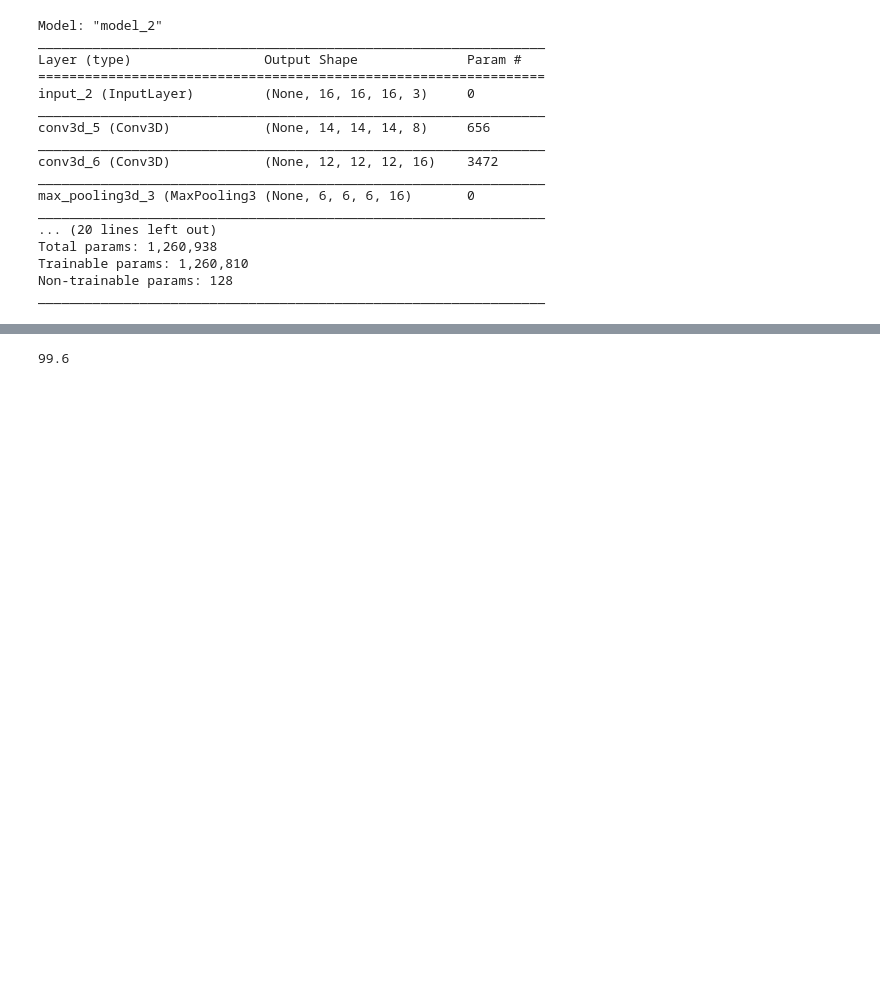
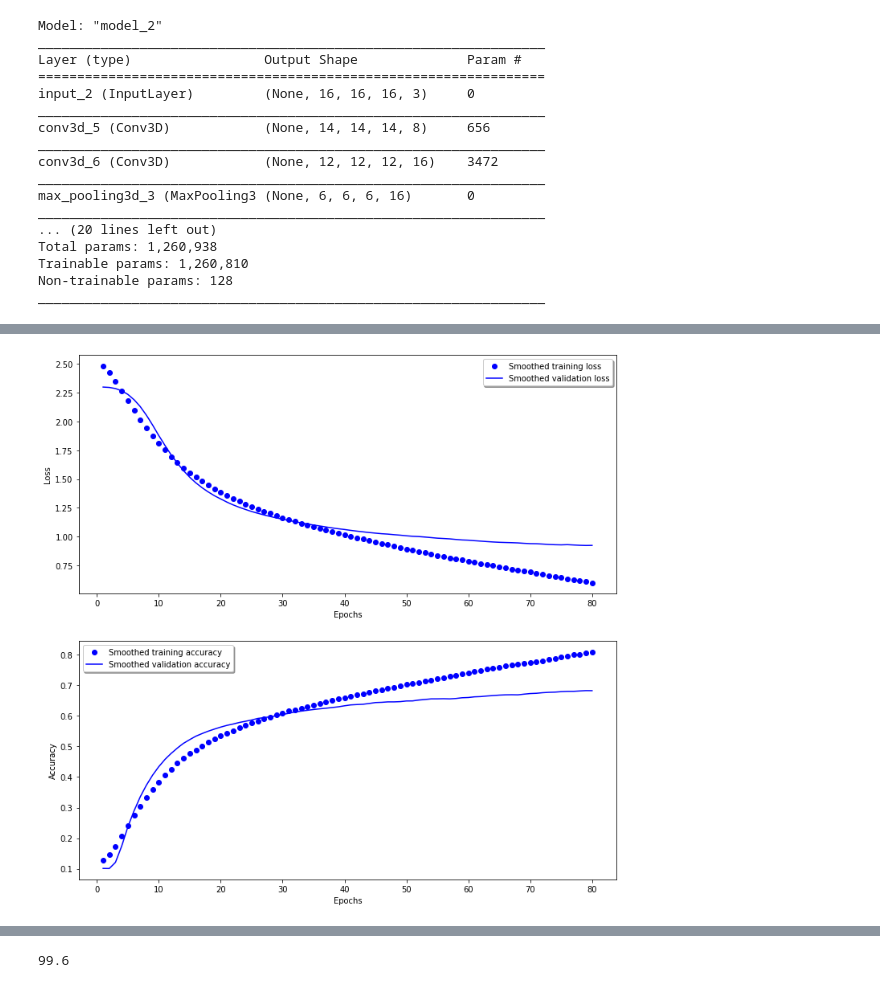
Before and after one commit to YaromirKo/3D_convolutional_neural_network, a Jupyter notebook: gw.ipynb, the cells around one changed output, grey strips where cells are left out. Drawn from its saved outputs; the diff is of its cells as text; code cells hidden in the pictures; blank space fills up the shorter version.

```diff
--- a/gw.ipynb
+++ b/gw.ipynb
@@ -729,0 +763,38 @@ _________________________________________________________________
+# %%
+
+import matplotlib.pyplot as plt
+import numpy
+def plot_smoothed_learning_curves(history):
+    val_loss = history.history['val_loss']#[-30:-1] #Uncomment if you want to see only the last epochs
+    loss = history.history['loss']#[-30:-1]
+    acc = history.history['acc']#[-30:-1]
+    val_acc = history.history['val_acc']#[-30:-1]
+
+    epochs = range(1, len(acc)+1 )
+
+    # Plot the loss and accuracy curves for training and validation
+    fig, ax = plt.subplots(2,1, figsize=(12, 12))
+    ax[0].plot(epochs, smooth_curve(loss), 'bo', label="Smoothed training loss")
+    ax[0].plot(epochs, smooth_curve(val_loss), 'b', label="Smoothed validation loss",axes =ax[0])
+    legend = ax[0].legend(loc='best', shadow=True)
+    ax[0].set_xlabel('Epochs')
+    ax[0].set_ylabel('Loss')
+
+    ax[1].plot(epochs, smooth_curve(acc), 'bo', label="Smoothed training accuracy")
+    ax[1].plot(epochs, smooth_curve(val_acc), 'b',label="Smoothed validation accuracy")
+    legend = ax[1].legend(loc='best', shadow=True)
+    ax[1].set_xlabel('Epochs')
+    ax[1].set_ylabel('Accuracy')
+    return
+
+def smooth_curve(points, factor=0.8):
+    smoothed_points = []
+    for point in points:
+        if smoothed_points:
+            previous = smoothed_points[-1]
+            smoothed_points.append(previous*factor + point*(1-factor))
+        else:
+            smoothed_points.append(point)
+    return smoothed_points
+# %% [output]
+[figure, added]
```
Also changed, not shown: parts of 18 cells of this notebook.
